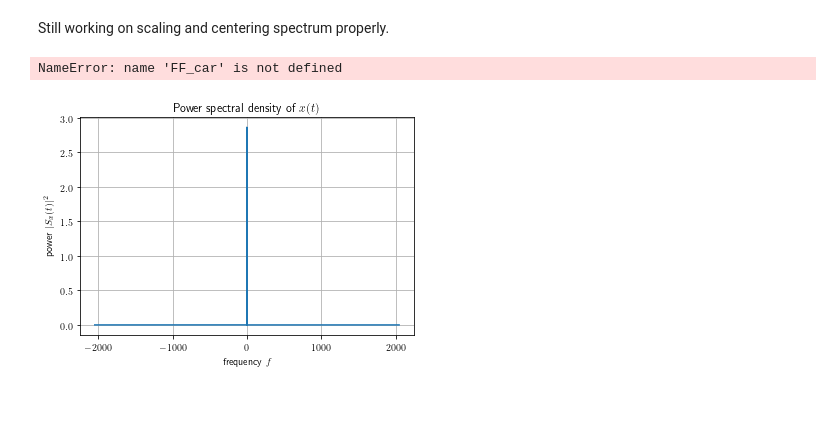
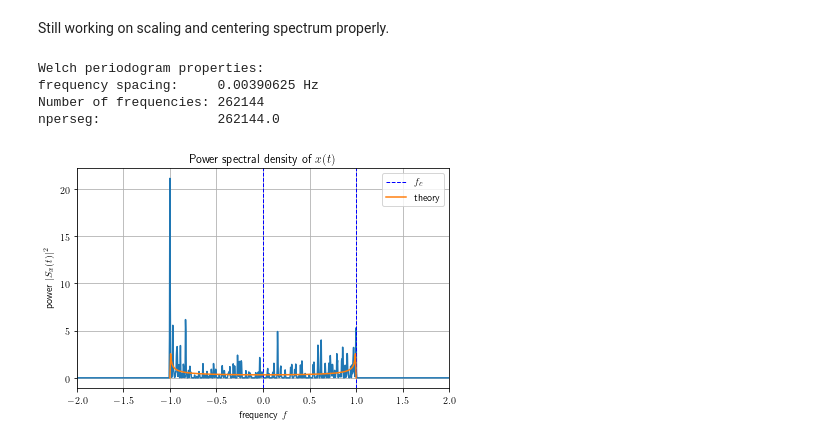
Before and after one commit to eldrtimo/jakes-scattering, a Jupyter notebook: notebook.ipynb, the cells around one changed output. Cells and saved outputs as stored; diff of their text form; code cells hidden in the pictures; blank space fills up the shorter version.

```diff
--- a/notebook.ipynb
+++ b/notebook.ipynb
@@ -46,14 +46,14 @@ fig.savefig("./plots/fading_envelope.pdf")
 # %% [markdown]
 Still working on scaling and centering spectrum properly.
 # %%
-jakes_fading(
-    NN_sym =  512, # number of symbols
-    NN_sps = 1024, # number of samples per symbol
-    NN_pth =  256, # number of paths
-    FF_dop =    1, # maximum doppler shift (Hz)
-    FF_car =    0, # carrier frequency (Hz)
-    FF_sym =    4  # symbol rate (baud)
-)
+NN_sym =  512 # number of symbols
+NN_sps = 1024 # number of samples per symbol
+NN_pth =  256 # number of paths
+FF_dop =    1 # maximum doppler shift (Hz)
+FF_car =    0 # carrier frequency (Hz)
+FF_sym =    1  # symbol rate (baud)
+
+jakes_fading(NN_sym,NN_sps,NN_pth,FF_dop,FF_car,FF_sym)
 
 # Welch Spectrum
 nperseg = NN_sam/2 # frequency range [-NN_sps/2,NN_sps/2]
@@ -67,32 +67,35 @@ ff_k = ff[np.argsort(ff)]
 Sx_k = Sx[np.argsort(ff)]
 
 
 fig, axs = plt.subplots()
 axs.set_title(r"Power spectral density of $x(t)$")
 axs.set_xlabel(r"frequency $f$")
 axs.set_ylabel(r"power $|S_x(t)|^2$")
 axs.plot(ff_k,Sx_k)
 axs.axvline(FF_car + FF_dop,linestyle = "--",linewidth=1,color="blue")
 axs.axvline(FF_car,label="$f_{c}$",linestyle = "--",linewidth=1,color="blue")
 
 # Plot theoretical doppler spectrum
 def Sx_theory(f,f_dop = 1):
     func = lambda x: 1/(np.pi*f_dop*np.sqrt(1-(x/f_dop)**2))
     return np.piecewise(f,[np.abs(f)<f_dop],[func,0])
 eps = np.finfo(np.float32).eps
 f = np.linspace(-(FF_car+FF_dop)/FF_sym-eps,(FF_car+FF_dop)/FF_sym+eps,256)
 axs.plot(f,FF_sym*Sx_theory((f-FF_car)*FF_sym,f_dop=FF_dop),label="theory")
 
 axs.set_xlim(-2*(FF_car+FF_dop)/FF_sym,2*(FF_car+FF_dop)/FF_sym)
 
 axs.legend()
 fig.tight_layout()
 fig.savefig("./plots/doppler_spectrum.pdf")
 
 print("Welch periodogram properties:")
 print("frequency spacing:     {} Hz".format(ff_k[1] - ff_k[0]))
 print("Number of frequencies: {}".format(ff_k.size))
 print("nperseg:               {}".format(nperseg))
 # %% [output]
-NameError: name 'FF_car' is not defined
+Welch periodogram properties:
+frequency spacing:     0.00390625 Hz
+Number of frequencies: 262144
+nperseg:               262144.0
-[figure, old version]
+[figure, new version]
```
Also changed, not shown: 1 other file.
